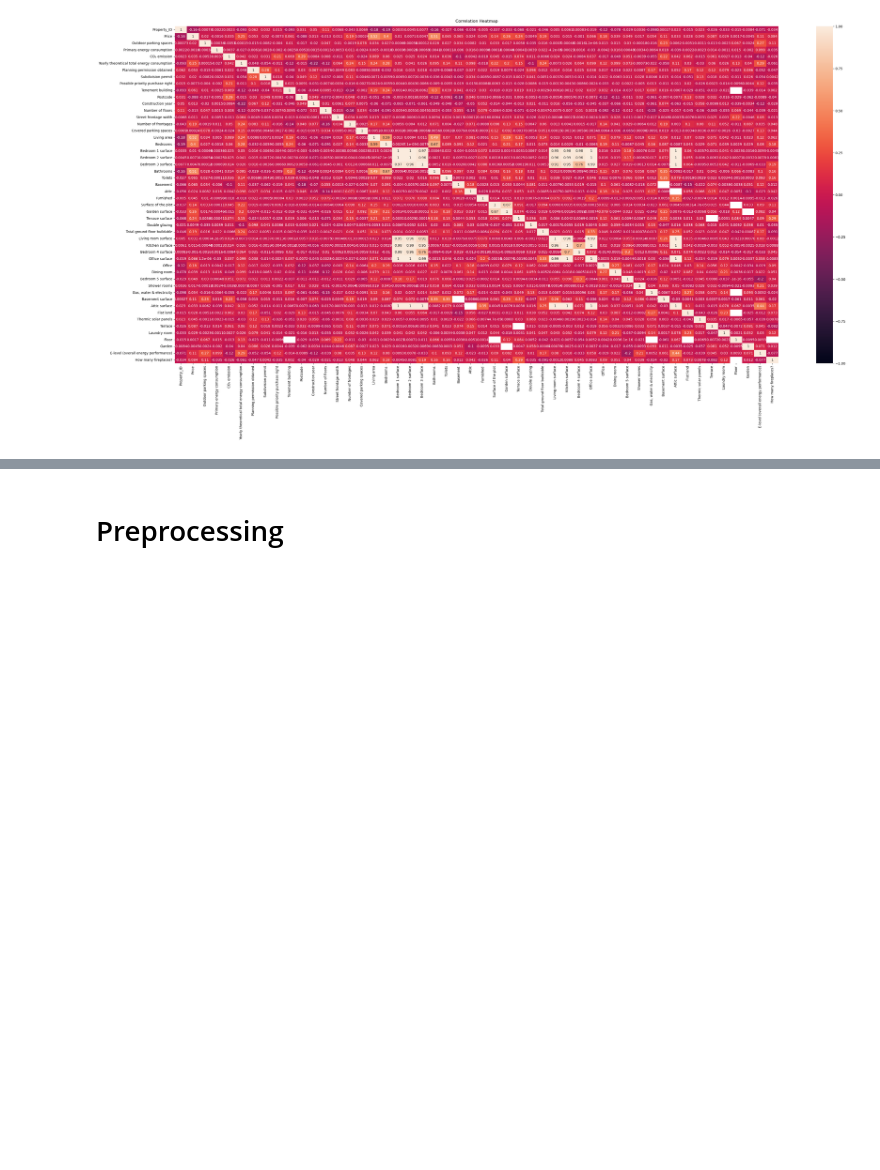
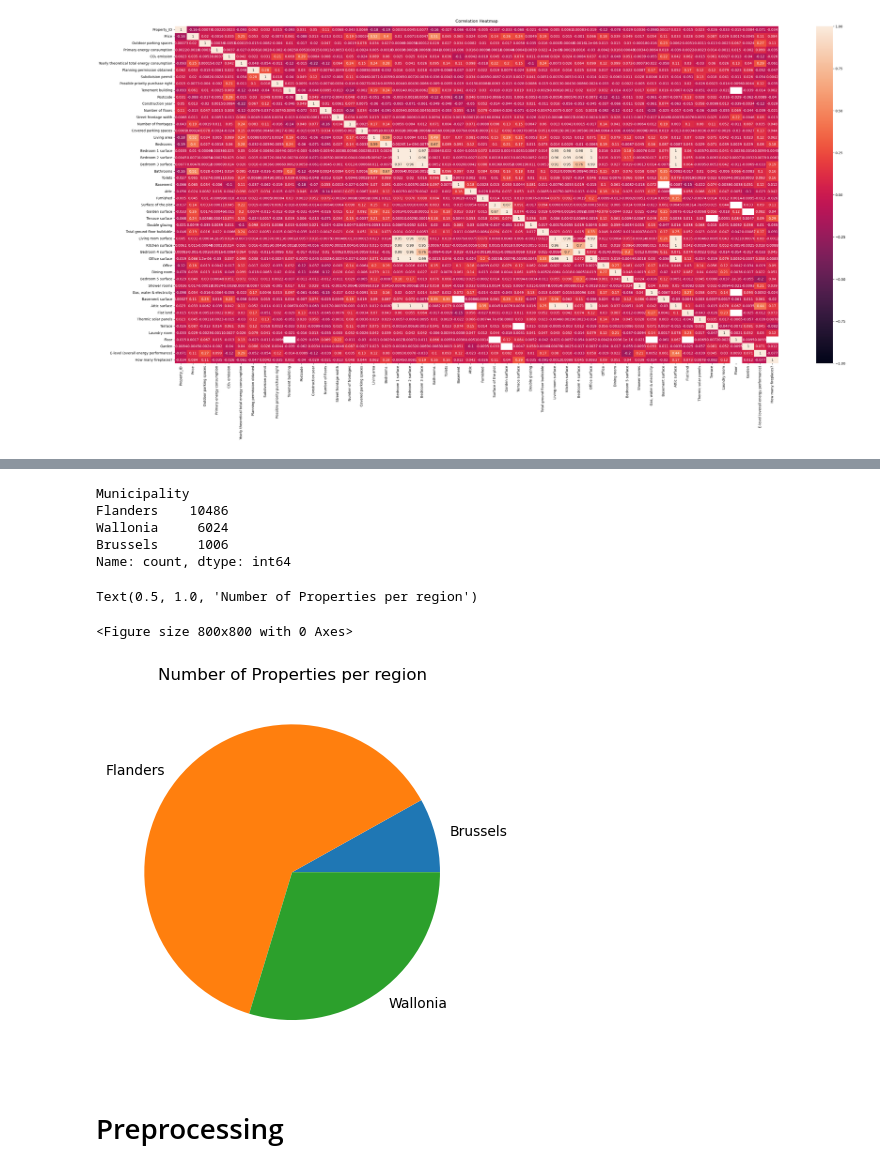
Before and after one commit to jduffy93/immo-eliza-the_chaincoders, a Jupyter notebook: analysis/Jean-analysis-plotnine+cleaning.ipynb, the cells around one changed output, grey strips where cells are left out. Cells and saved outputs as stored; diff of their text form; code cells hidden in the pictures; blank space fills up the shorter version.

```diff
--- a/analysis/Jean-analysis-plotnine+cleaning.ipynb
+++ b/analysis/Jean-analysis-plotnine+cleaning.ipynb
@@ -560,3 +586,21 @@ for column in immo[values_list]:
+# %%
+immo['Municipality'].value_counts()
+# %% [output]
+Municipality
+Flanders    10486
+Wallonia     6024
+Brussels     1006
+Name: count, dtype: int64
+# %%
+plt.figure(figsize=(8,8))
+immo.groupby(['Municipality']).sum().plot(kind='pie', y='Price', legend=False)
+
+plt.ylabel('')
+plt.title('Number of Properties per region')
+# %% [output]
+Text(0.5, 1.0, 'Number of Properties per region')
+<Figure size 800x800 with 0 Axes>
+[figure, added]
 # %% [markdown]
 # Preprocessing
 # %% [raw]
```
Also changed, not shown: parts of 6 cells of this notebook, 1 other file.
